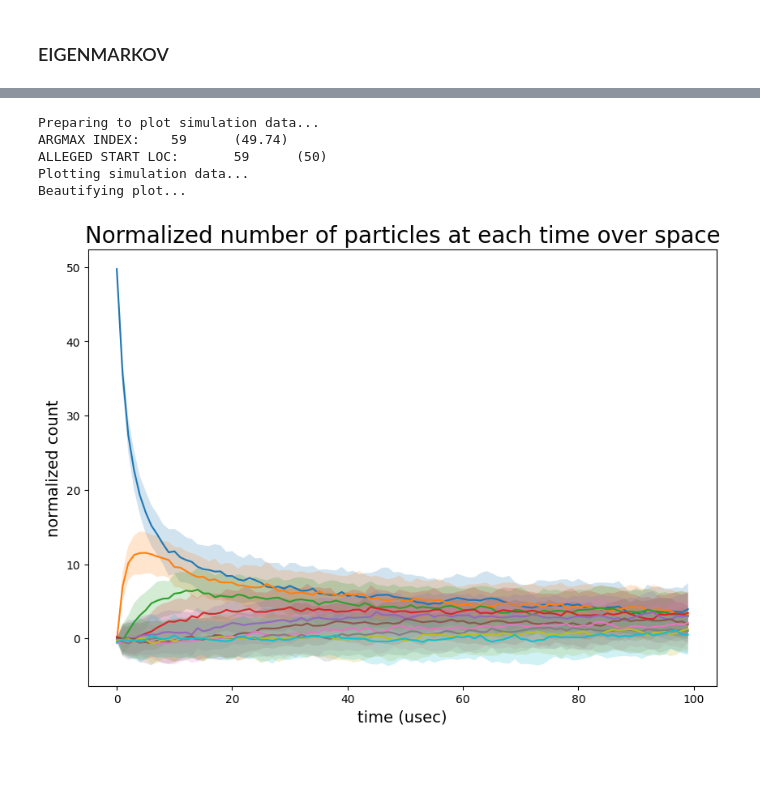
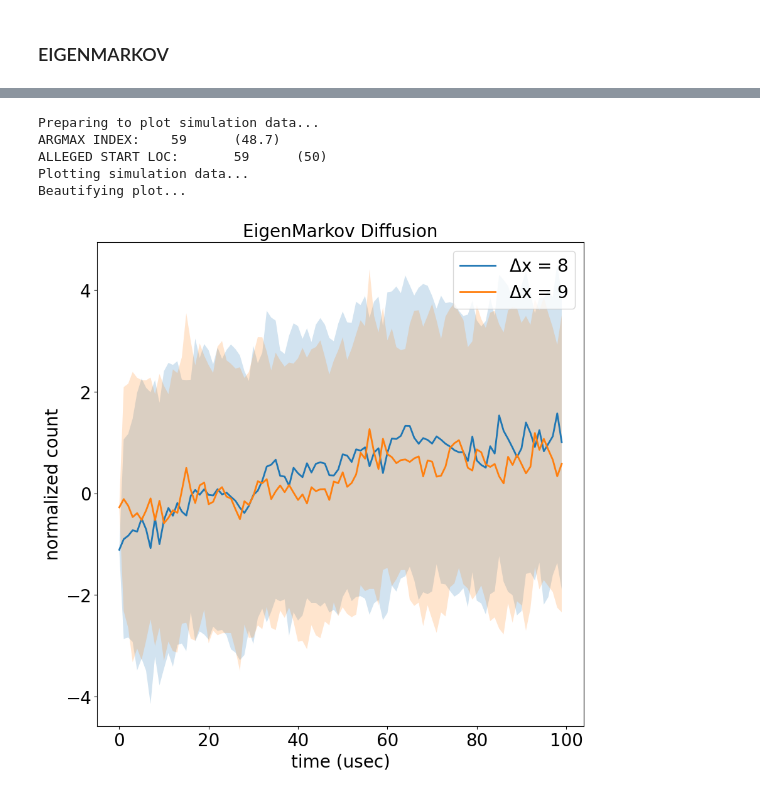
Before and after one commit to margotwagner/diffusion-model, a Jupyter notebook: notebooks/eme-scale-exp.ipynb, the cells around one changed output, grey strips where cells are left out. Saved outputs shown, nothing was run; the diff lists cells and outputs as text; code cells hidden in the pictures; blank space fills up the shorter version.

```diff
--- a/notebooks/eme-scale-exp.ipynb
+++ b/notebooks/eme-scale-exp.ipynb
@@ -195,13 +191,14 @@ INITIAL CONDITIONS
 plotter = EMEPlotMultiruns(
     dir=dir, file_id="eme", impulse_idx=ca_init_idx, n_particles_impulse=n_particles
 )
-# %%
-plotter.plot_multiruns_space()
-# %% [output]
-Preparing to plot simulation data...
-ARGMAX INDEX:    59      (49.74)
-ALLEGED START LOC:       59      (50)
-Plotting simulation data...
-Beautifying plot...
-[figure, removed]
+# %%
+# plotter.plot_multiruns_space(space=[8,9], normalize=False)
+plotter.plot_multiruns_space(space=[8,9], normalize=False)
+# %% [output]
+Preparing to plot simulation data...
+ARGMAX INDEX:    59      (48.7)
+ALLEGED START LOC:       59      (50)
+Plotting simulation data...
+Beautifying plot...
+[figure, added]
 # %%
```
Also changed, not shown: parts of 6 cells of this notebook, 4 other files.
